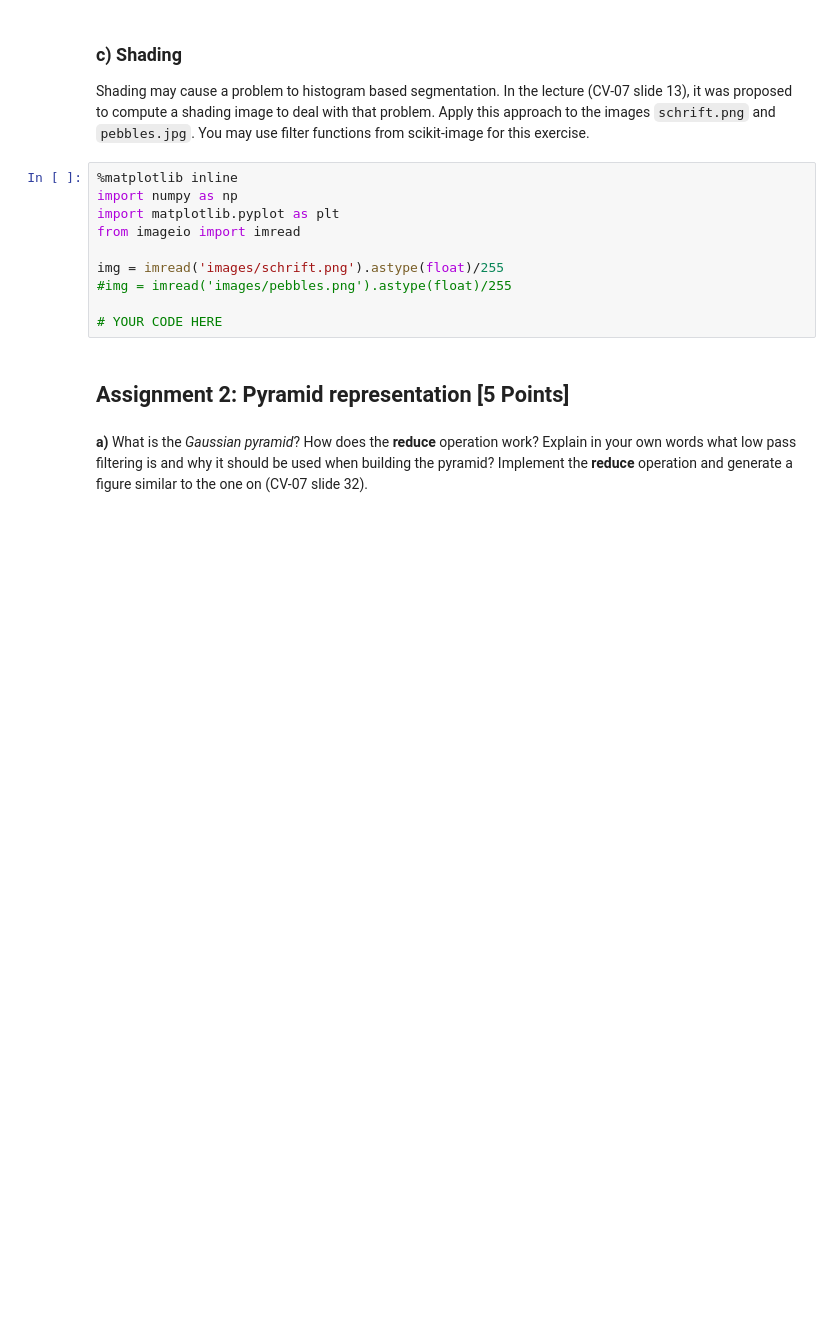
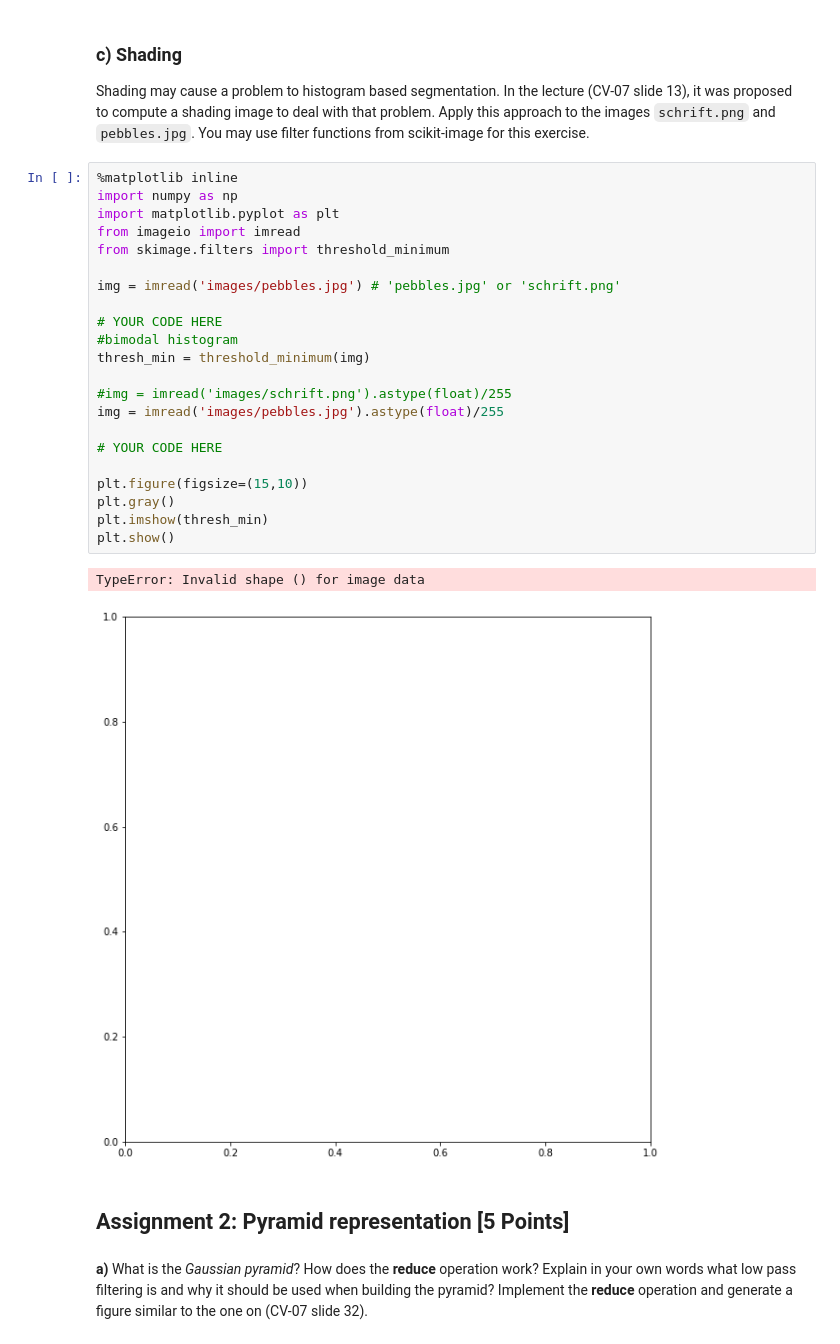
Before and after one commit to jebape/cv3_2021, a Jupyter notebook: Sheet 04/sheet04.ipynb, the cells around one changed output. Drawn from its saved outputs; the diff is of its cells as text; blank space fills up the shorter version.

```diff
--- a/Sheet 04/sheet04.ipynb
+++ b/Sheet 04/sheet04.ipynb
@@ -110,13 +110,28 @@ Shading may cause a problem to histogram based segmentation. In the lecture (CV-
 # %%
 %matplotlib inline
 import numpy as np
 import matplotlib.pyplot as plt
 from imageio import imread
+from skimage.filters import threshold_minimum
 
-img = imread('images/schrift.png').astype(float)/255
-#img = imread('images/pebbles.png').astype(float)/255
+img = imread('images/pebbles.jpg') # 'pebbles.jpg' or 'schrift.png'
 
 # YOUR CODE HERE
+#bimodal histogram
+thresh_min = threshold_minimum(img)
+
+#img = imread('images/schrift.png').astype(float)/255
+img = imread('images/pebbles.jpg').astype(float)/255
+
+# YOUR CODE HERE
+
+plt.figure(figsize=(15,10))
+plt.gray()
+plt.imshow(thresh_min)
+plt.show()
+# %% [output]
+TypeError: Invalid shape () for image data
+[figure, added]
 # %% [markdown]
 ## Assignment 2: Pyramid representation [5 Points]
 # %% [markdown]
```
Also changed, not shown: parts of 2 cells of this notebook.
